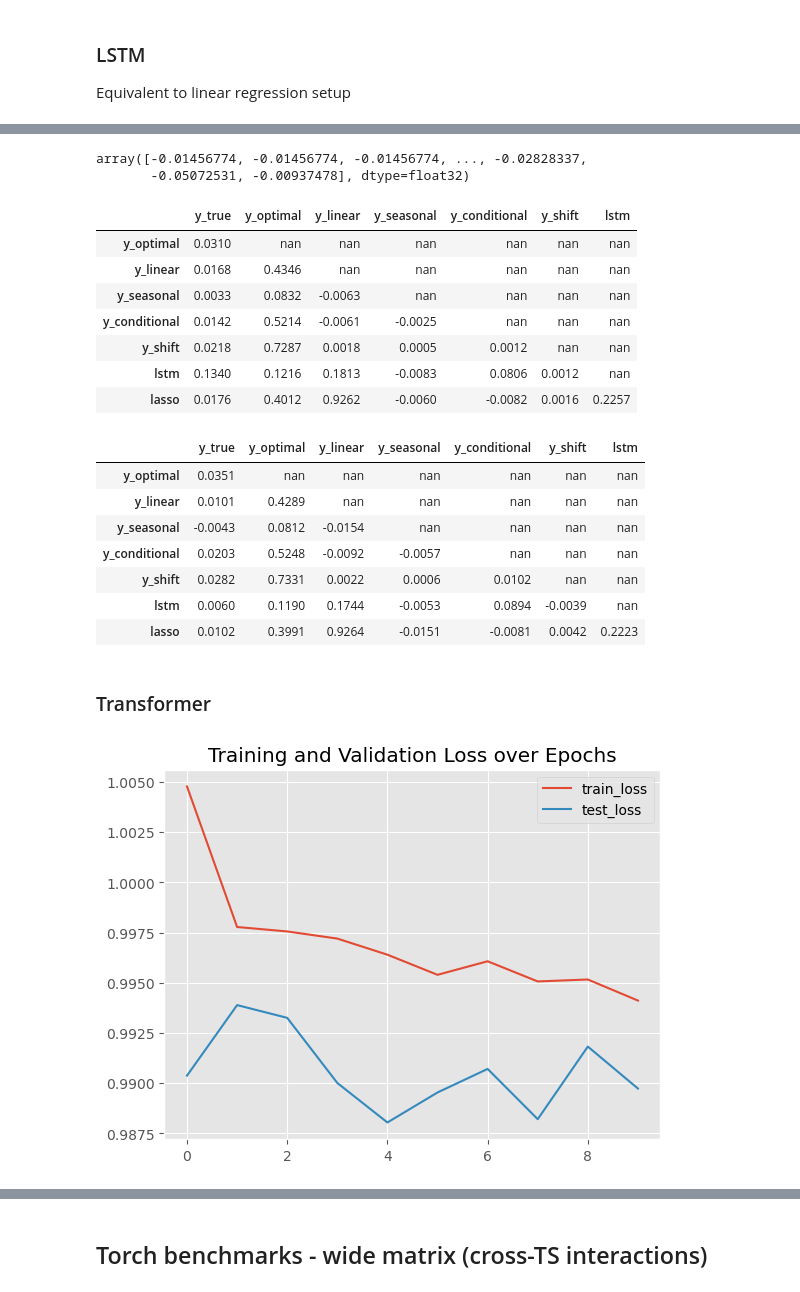
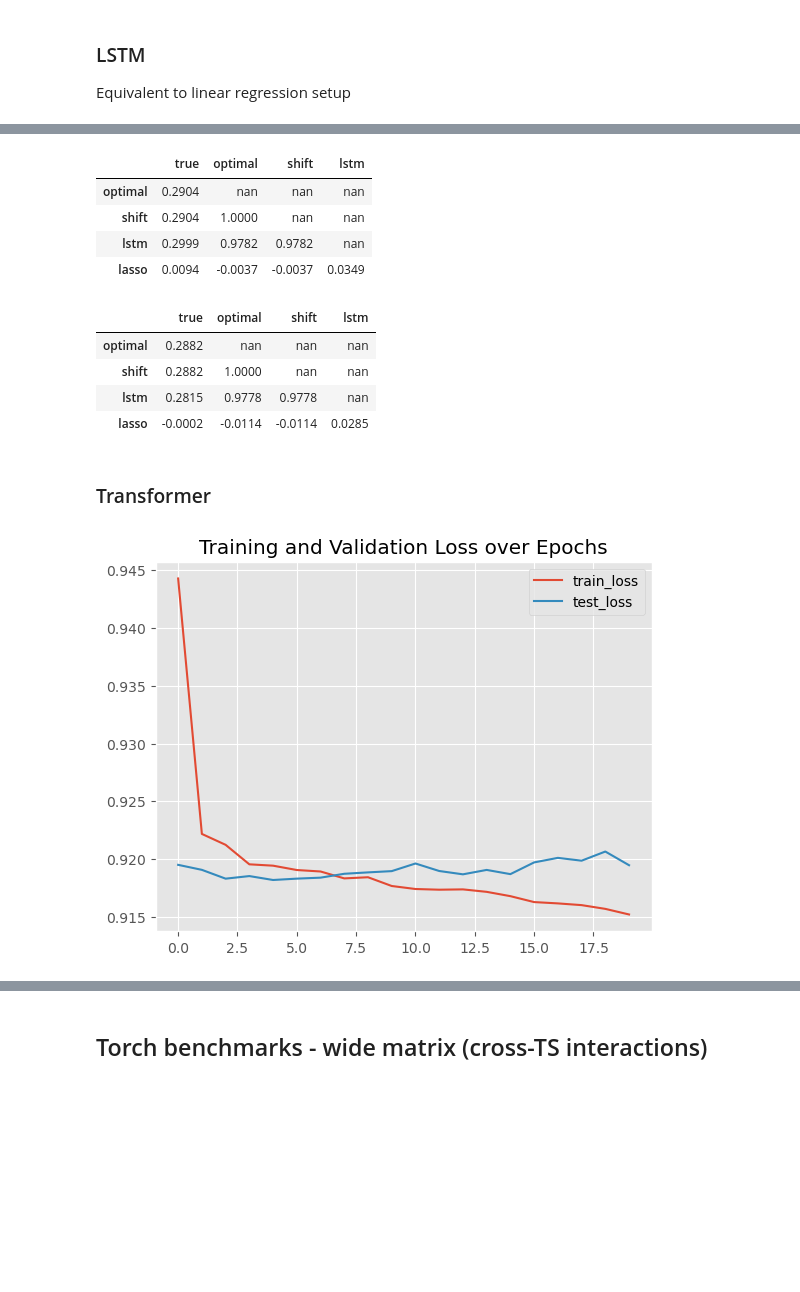
Before and after one commit to cyrilgarcia009/TSNN, a Jupyter notebook: notebooks/generators.ipynb, the cells around one changed output, grey strips where cells are left out. Cells and saved outputs as stored; diff of their text form; code cells hidden in the pictures; blank space fills up the shorter version.

```diff
--- a/notebooks/generators.ipynb
+++ b/notebooks/generators.ipynb
@@ -185,32 +163,21 @@ model_lstm.fit(train, test=test, epochs=10)
-# %%
-full_nn.predict(train)
-# %% [output]
-array([-0.01456774, -0.01456774, -0.01456774, ..., -0.02828337,
-       -0.05072531, -0.00937478], dtype=float32)
 # %%
 comp = benchmark_comparison.Comparator(models=[model_lstm, lasso], model_names=['lstm', 'lasso'])
 # %%
-comp.correl(train, z)
+comp.correl(z, mode='train')
 # %% [output]
-|  | y_true | y_optimal | y_linear | y_seasonal | y_conditional | y_shift | lstm |
-| y_optimal | 0.0310 | nan | nan | nan | nan | nan | nan |
-| y_linear | 0.0168 | 0.4346 | nan | nan | nan | nan | nan |
-| y_seasonal | 0.0033 | 0.0832 | -0.0063 | nan | nan | nan | nan |
-| y_conditional | 0.0142 | 0.5214 | -0.0061 | -0.0025 | nan | nan | nan |
-| y_shift | 0.0218 | 0.7287 | 0.0018 | 0.0005 | 0.0012 | nan | nan |
-| lstm | 0.1340 | 0.1216 | 0.1813 | -0.0083 | 0.0806 | 0.0012 | nan |
-| lasso | 0.0176 | 0.4012 | 0.9262 | -0.0060 | -0.0082 | 0.0016 | 0.2257 |
+|  | true | optimal | shift | lstm |
+| optimal | 0.2904 | nan | nan | nan |
+| shift | 0.2904 | 1.0000 | nan | nan |
+| lstm | 0.2999 | 0.9782 | 0.9782 | nan |
+| lasso | 0.0094 | -0.0037 | -0.0037 | 0.0349 |
 # %%
-comp.correl(test, z)
+comp.correl(z, mode='test')
 # %% [output]
-|  | y_true | y_optimal | y_linear | y_seasonal | y_conditional | y_shift | lstm |
-| y_optimal | 0.0351 | nan | nan | nan | nan | nan | nan |
-| y_linear | 0.0101 | 0.4289 | nan | nan | nan | nan | nan |
-| y_seasonal | -0.0043 | 0.0812 | -0.0154 | nan | nan | nan | nan |
-| y_conditional | 0.0203 | 0.5248 | -0.0092 | -0.0057 | nan | nan | nan |
-| y_shift | 0.0282 | 0.7331 | 0.0022 | 0.0006 | 0.0102 | nan | nan |
-| lstm | 0.0060 | 0.1190 | 0.1744 | -0.0053 | 0.0894 | -0.0039 | nan |
-| lasso | 0.0102 | 0.3991 | 0.9264 | -0.0151 | -0.0081 | 0.0042 | 0.2223 |
+|  | true | optimal | shift | lstm |
+| optimal | 0.2882 | nan | nan | nan |
+| shift | 0.2882 | 1.0000 | nan | nan |
+| lstm | 0.2815 | 0.9778 | 0.9778 | nan |
+| lasso | -0.0002 | -0.0114 | -0.0114 | 0.0285 |
 # %% [markdown]
 ### Transformer
 # %%
@@ -238,21 +205,28 @@ class TransformerEncoderModel(nn.Module):
 
         # prediction
         self.decoder = nn.Sequential(
-            nn.LayerNorm(d_model),
+            # nn.LayerNorm(d_model),
             nn.Linear(d_model, 1)
         )
 
     def forward(self, x, mask=None):
         # x: (batch, n_rolling, n_f)
+        # print(x.shape)
         B, n_rolling, n_f = x.shape
 
         x = self.input_proj(x) + self.pos_embedding[:, :n_rolling, :]
 
         # pass through Transformer encoder
-        encoded = self.encoder(x, src_key_padding_mask=mask)
+        causal_mask = torch.triu(torch.ones(n_rolling, n_rolling, device=x.device), diagonal=1).bool()
+        encoded = self.encoder(x, src_key_padding_mask=mask, mask=causal_mask)
 
         # last time step’s embedding for prediction
         out = self.decoder(encoded[:, -1, :])  # (B, N)
-        return out
+
+        # encoded = self.encoder(x, mask=causal_mask)#[: x.size(1), : x.size(1)])
+        # out = self.decoder(encoded[:, -1, :]).squeeze(-1)
+        # print(out.shape)
+        # 1/0
+        return out.reshape((-1, 1))
 # %%
 m = TransformerEncoderModel(10, 5).to(device)
@@ -261,7 +236,7 @@ optimizer = torch.optim.Adam(m.parameters(), lr=0.001)
 
 model_torch = torch_benchmarks.TorchWrapper(m, optimizer=optimizer)
 # %%
-model_torch.fit(train, test=test, epochs=10)
+model_torch.fit(z.train, test=z.test, epochs=20)
 # %% [output]
-[figure, old version]
+[figure, new version]
 # %%
```
Also changed, not shown: parts of 37 cells of this notebook, 3 other files.
